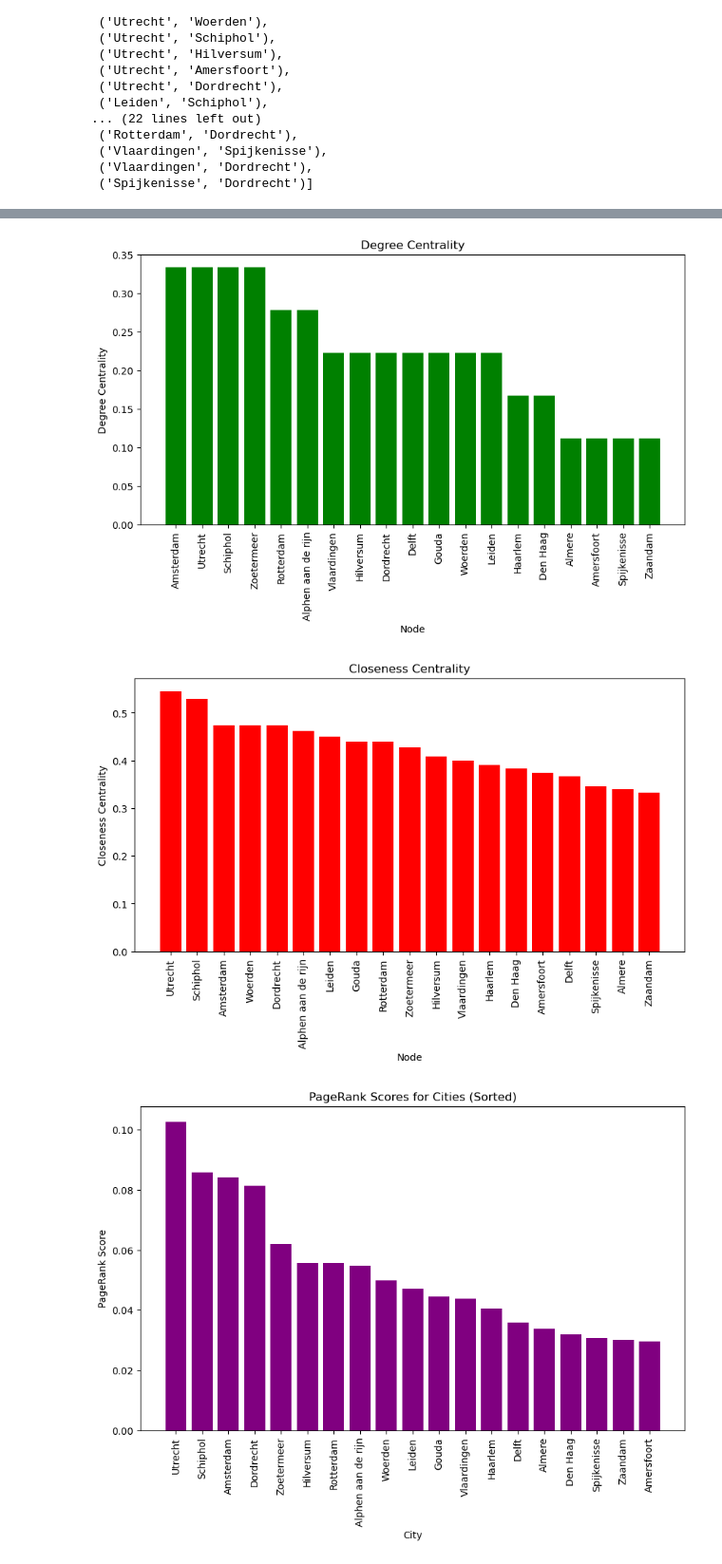
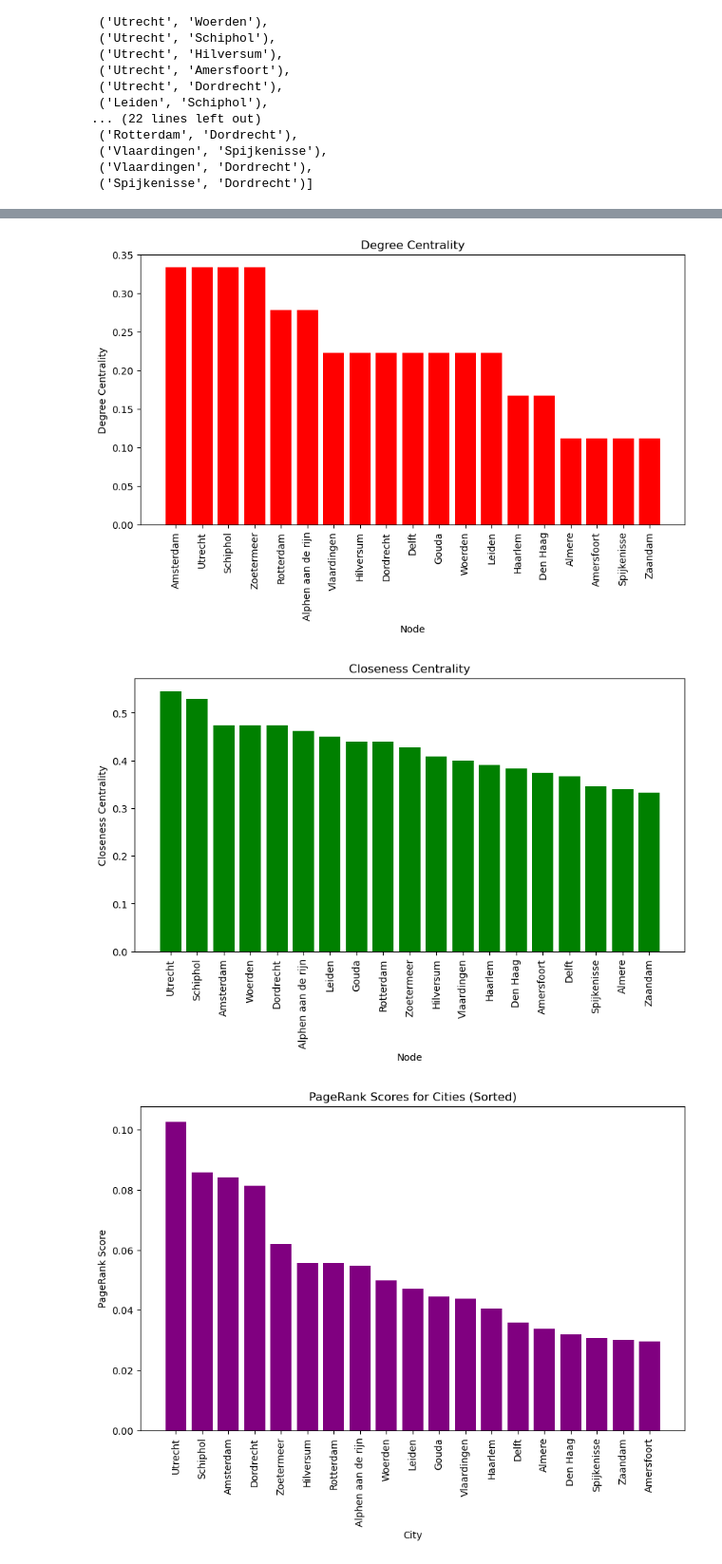
Before and after one commit to ElizeBr/Networked-Systems-Group-Assignment, a Jupyter notebook: Randstad.ipynb, the cells around one changed output, grey strips where cells are left out. Shown at 95% size. Cells and saved outputs as stored; diff of their text form; code cells hidden in the pictures.

```diff
--- a/Randstad.ipynb
+++ b/Randstad.ipynb
@@ -219,37 +213,37 @@ df_sorted_betweenness = df.sort_values(by='Betweenness Centrality', ascending=Fa
 
 plt.figure(figsize=(10, 5))
 plt.bar(df_sorted_betweenness['Node'], df_sorted_betweenness['Betweenness Centrality'], color='blue')
 plt.title('Betweenness Centrality')
 plt.xlabel('Node')
 plt.ylabel('Betweenness Centrality')
 plt.xticks(rotation=90)
 plt.show()
 
 # change the data frame so it is sorted, then plot degree centrality
 df_sorted_degree = df.sort_values(by='Degree Centrality', ascending=False)
 
 plt.figure(figsize=(10, 5))
-plt.bar(df_sorted_degree['Node'], df_sorted_degree['Degree Centrality'], color='green')
+plt.bar(df_sorted_degree['Node'], df_sorted_degree['Degree Centrality'], color='red')
 plt.title('Degree Centrality')
 plt.xlabel('Node')
 plt.ylabel('Degree Centrality')
 plt.xticks(rotation=90)
 plt.show()
 
 # change the data frame so it is sorted, then plot closeness centrality
 df_sorted_closeness = df.sort_values(by='Closeness Centrality', ascending=False)
 
 plt.figure(figsize=(10, 5))
-plt.bar(df_sorted_closeness['Node'], df_sorted_closeness['Closeness Centrality'], color='red')
+plt.bar(df_sorted_closeness['Node'], df_sorted_closeness['Closeness Centrality'], color='green')
 plt.title('Closeness Centrality')
 plt.xlabel('Node')
 plt.ylabel('Closeness Centrality')
 plt.xticks(rotation=90)
 plt.show()
 # %% [output]
 [figure]
-[figure, old version]
+[figure, new version]
-[figure, old version]
+[figure, new version]
 # %%
 #calculate and plot the page ranks of the cities, to see their relative importance
 page_rank = nx.pagerank(Randstad_Graph)
```
Also changed, not shown: parts of 16 cells of this notebook.
